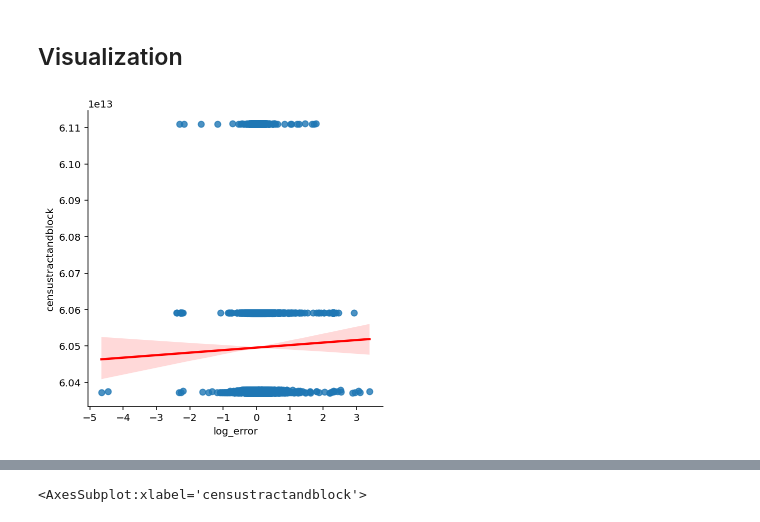
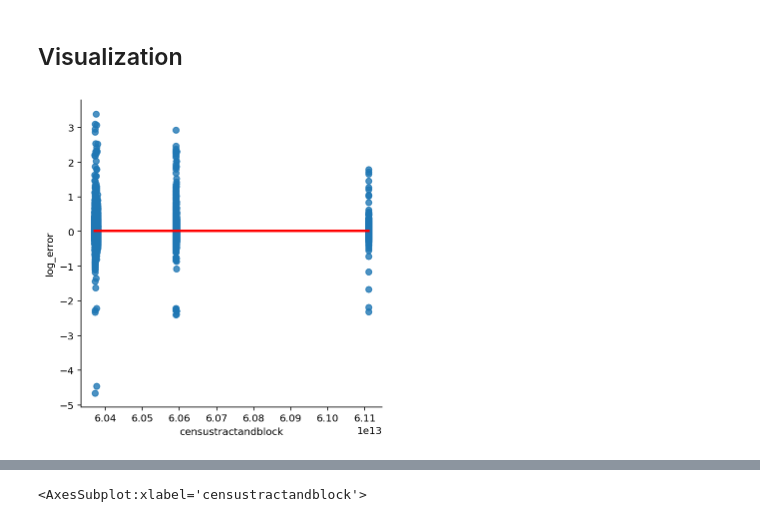
Before and after one commit to Codeup-Justin-Evans-Yvette-Ibarra/project_zillow_team, a Jupyter notebook: Justin_Draft.ipynb, the cells around one changed output, grey strips where cells are left out. Saved outputs shown, nothing was run; the diff lists cells and outputs as text; code cells hidden in the pictures.

```diff
--- a/Justin_Draft.ipynb
+++ b/Justin_Draft.ipynb
@@ -327,10 +348,10 @@ Prepared df: (50293, 34)
 # %% [markdown]
 ## Visualization
 # %%
-sns.lmplot(x='log_error', y='censustractandblock', data=train, line_kws={'color': 'red'})
+sns.lmplot(x='censustractandblock', y='log_error', data=train, line_kws={'color': 'red'})
 plt.show()
 # %% [output]
-[figure, old version]
+[figure, new version]
 # %%
 plt.figure(figsize=(8, 12))
 heatmap = sns.heatmap(train.corr(method='pearson')[['censustractandblock']].sort_values(by='censustractandblock', ascending=False), vmin=-1, vmax=1, annot=True, cmap='BrBG')
```
Also changed, not shown: parts of 7 cells of this notebook, 1 other file.
